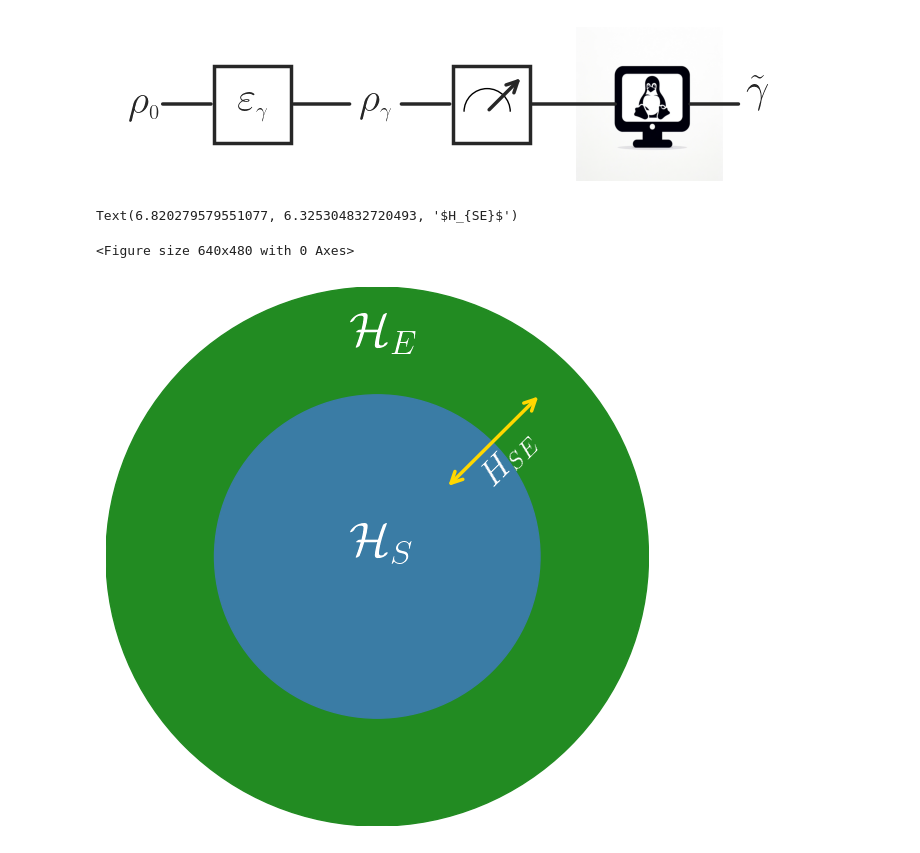
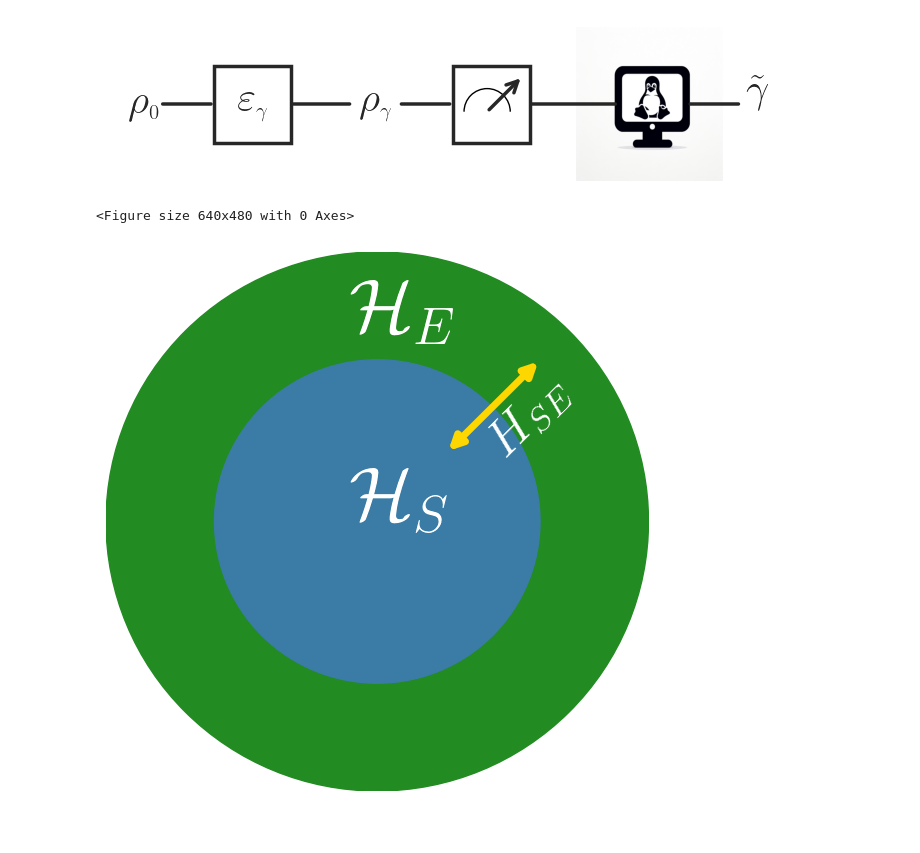
Before and after one commit to Ste1nb0cK/PosterCali, a Jupyter notebook: code/Code_Figures.ipynb, the cells around one changed output. Saved outputs shown, nothing was run; the diff lists cells and outputs as text; code cells hidden in the pictures.

```diff
--- a/code/Code_Figures.ipynb
+++ b/code/Code_Figures.ipynb
@@ -156,40 +156,40 @@ ax.set_xlim(0, 10)
 ax.set_ylim(0, 10)
 ax.set_aspect(aspect='auto')
 plt.axis('off')
 #Define the circle for the Enviroment
 center = (5,5)
 radius_sys = 3
 radius_env = 5
 circle_env = Circle(center, radius_env, color="#228B22", fill=True)
 ax.add_patch(circle_env)
 #Define the circle for the system
 circle_system = Circle(center, radius_sys, color="#3A7CA5", fill=True)
 ax.add_patch(circle_system)
 #Add the label of the system and the Enviroment
-ax.text(4.5,5, r'$\mathcal{H}_S$', fontsize=35, color="#FFFFFF")
-ax.text(4.5,8.9 , r'$\mathcal{H}_E$',   fontsize=35, color='white' )
+ax.text(4.5,5, r'$\mathcal{H}_S$', fontsize=55, color="#FFFFFF")
+ax.text(4.5,8.5 , r'$\mathcal{H}_E$',   fontsize=55, color='white' )
 #Draw the interaction arrows
 # Define the initial position of the arrow
 theta = np.pi/4
 arrow_x_in = 0.6*radius_sys*np.cos(theta)+center[0]
 arrow_y_in = 0.6*radius_sys*np.sin(theta)+center[1]
 arrow_in = (arrow_x_in, arrow_y_in)
 ##Define the Final position of the arrow
 arrow_x_out = 0.85*radius_env*np.cos(theta)+center[0]
 arrow_y_out = 0.85*radius_env*np.sin(theta)+center[1]
 arrow_out = (arrow_x_out, arrow_y_out)
-arrow = FancyArrowPatch(arrow_in, arrow_out, arrowstyle='<->', mutation_scale=20,
-                        color="#FFD700", linewidth=2.5)
+arrow = FancyArrowPatch(arrow_in, arrow_out, arrowstyle='<|-|>', mutation_scale=20,
+                        color="#FFD700", linewidth=5)
 ax.add_patch(arrow)
 ##Add the Interaction label
 #add an movement orthogonal to
 radial_movement = 0.3
-orthogonal_movement_x = +np.sin(theta)*0.35
-orthogonal_movement_y = -np.cos(theta)*0.35
+orthogonal_movement_x = +np.sin(theta)*0.5
+orthogonal_movement_y = -np.cos(theta)*0.5
 text_interaction_x = arrow_x_in + radial_movement+ orthogonal_movement_x
 text_interaction_y = arrow_y_in + radial_movement+ orthogonal_movement_y
-ax.text(text_interaction_x, text_interaction_y, r'$H_{SE}$', fontsize=25, color="#FFFFFF", rotation=45)
+ax.text(text_interaction_x, text_interaction_y, r'$H_{SE}$', fontsize=37, color="#FFFFFF", rotation=45)
+plt.savefig("../images/SE_Diagram.pdf")
 # %% [output]
-Text(6.820279579551077, 6.325304832720493, '$H_{SE}$')
+<Figure size 640x480 with 0 Axes>
-<Figure size 640x480 with 0 Axes>
-[figure, old version]
+[figure, new version]
```
Also changed, not shown: parts of 2 cells of this notebook, 2 other files.
